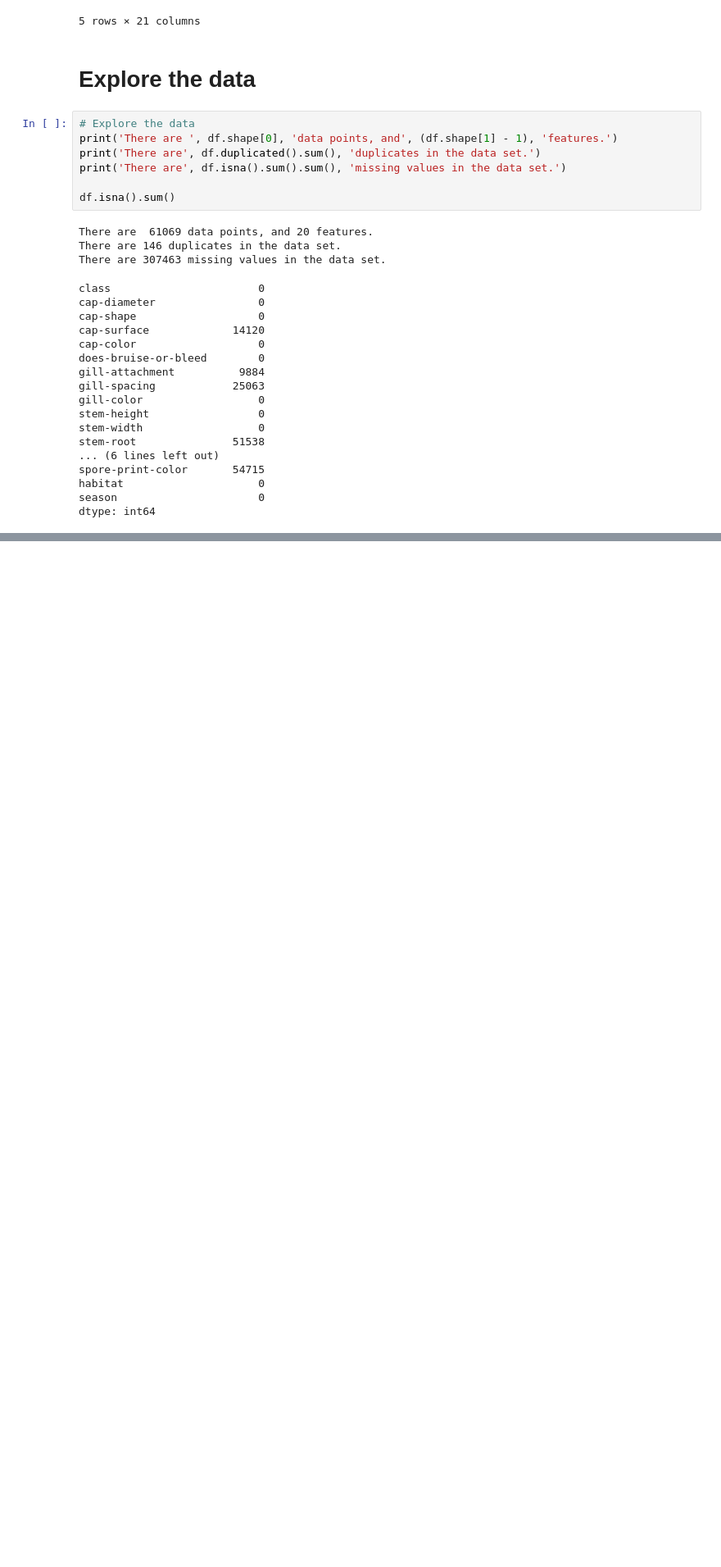
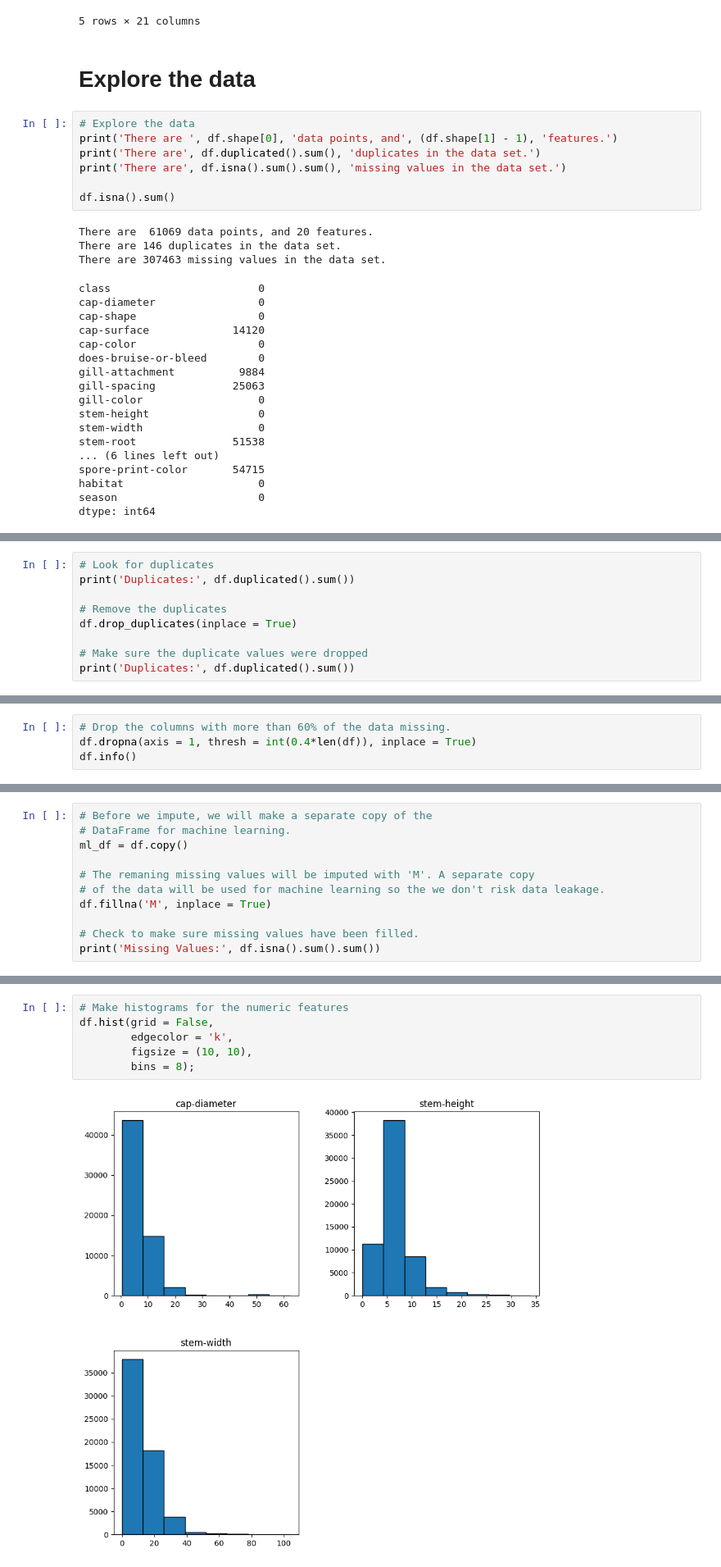
Before and after one commit to mvince33/mushroom_toxicity, a Jupyter notebook: mushroom_toxicity.ipynb, the cells around one changed output, grey strips where cells are left out. Shown at 82% size. Cells and saved outputs as stored; diff of their text form; blank space fills up the shorter version.

```diff
--- a/mushroom_toxicity.ipynb
+++ b/mushroom_toxicity.ipynb
@@ -51,0 +57,9 @@ dtype: int64
+# %%
+# Look for duplicates
+print('Duplicates:', df.duplicated().sum())
+
+# Remove the duplicates
+df.drop_duplicates(inplace = True)
+
+# Make sure the duplicate values were dropped
+print('Duplicates:', df.duplicated().sum())
@@ -51,0 +101,4 @@ dtype: int64
+# %%
+# Drop the columns with more than 60% of the data missing.
+df.dropna(axis = 1, thresh = int(0.4*len(df)), inplace = True)
+df.info()
@@ -51,0 +123,11 @@ dtype: int64
+# %%
+# Before we impute, we will make a separate copy of the
+# DataFrame for machine learning.
+ml_df = df.copy()
+
+# The remaning missing values will be imputed with 'M'. A separate copy
+# of the data will be used for machine learning so the we don't risk data leakage.
+df.fillna('M', inplace = True)
+
+# Check to make sure missing values have been filled.
+print('Missing Values:', df.isna().sum().sum())
@@ -51,0 +240,8 @@ dtype: int64
+# %%
+# Make histograms for the numeric features
+df.hist(grid = False,
+        edgecolor = 'k',
+        figsize = (10, 10),
+        bins = 8);
+# %% [output]
+[figure, added]
```
Also changed, not shown: parts of 23 cells of this notebook, 2 other files.
